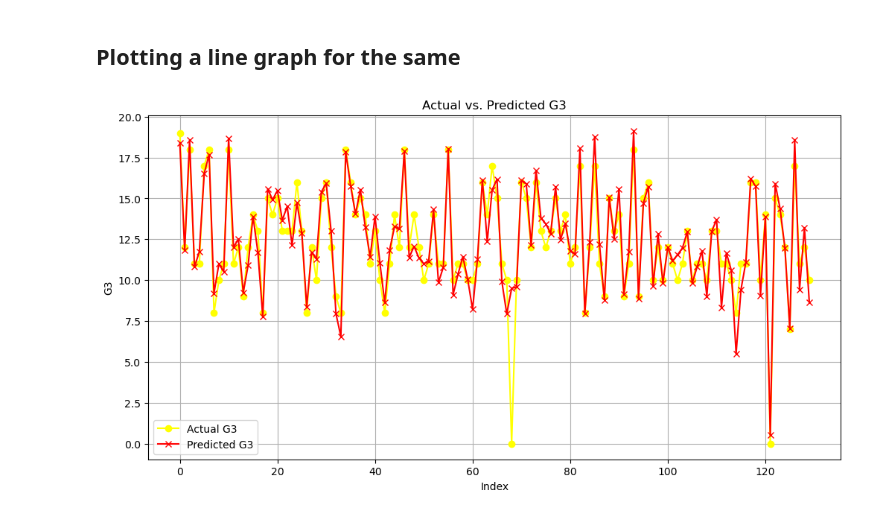
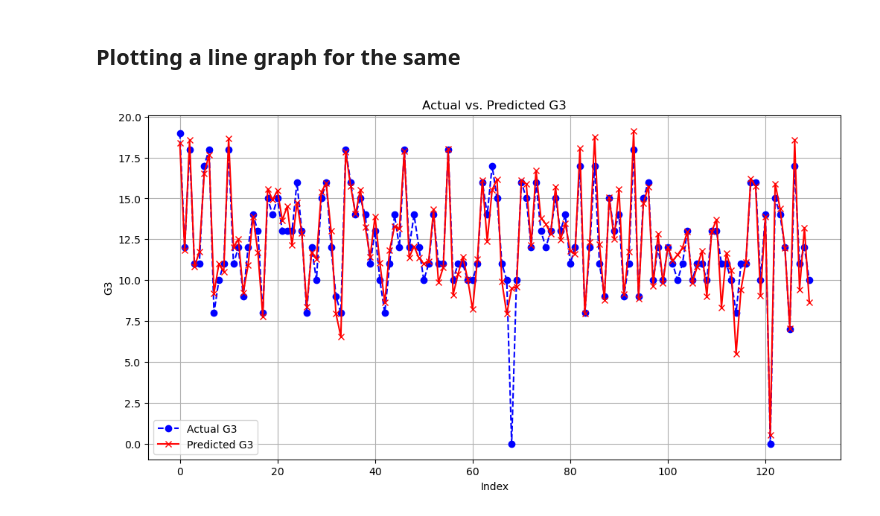
Before and after one commit to adityashibu/student_performance, a Jupyter notebook: Regression Model.ipynb, the cells around one changed output. Cells and saved outputs as stored; diff of their text form; code cells hidden in the pictures.

```diff
--- a/Regression Model.ipynb
+++ b/Regression Model.ipynb
@@ -234,13 +234,13 @@ plt.show()
 ## Plotting a line graph for the same
 # %%
 plt.figure(figsize=(12, 6))
-plt.plot(y_test.reset_index(drop=True), label='Actual G3', color='yellow', linestyle='-', marker='o')
+plt.plot(y_test.reset_index(drop=True), label='Actual G3', color='blue', linestyle='--', marker='o')
 plt.plot(pd.Series(y_pred), label='Predicted G3', color='red', linestyle='-', marker='x')
 plt.xlabel('Index')
 plt.ylabel('G3')
 plt.title('Actual vs. Predicted G3')
 plt.legend()
 plt.grid(True)
 plt.show()
 # %% [output]
-[figure, old version]
+[figure, new version]
```
Also changed, not shown: 1 other file.
